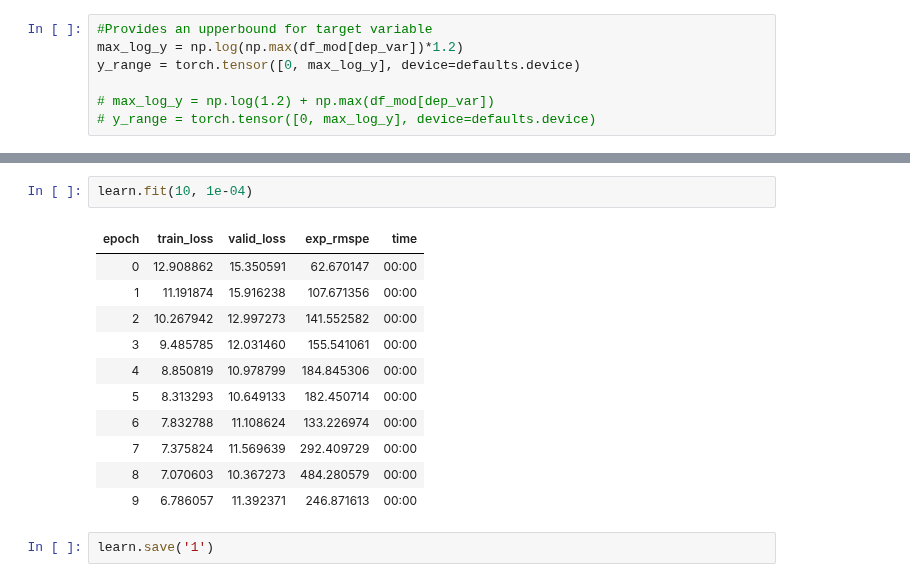
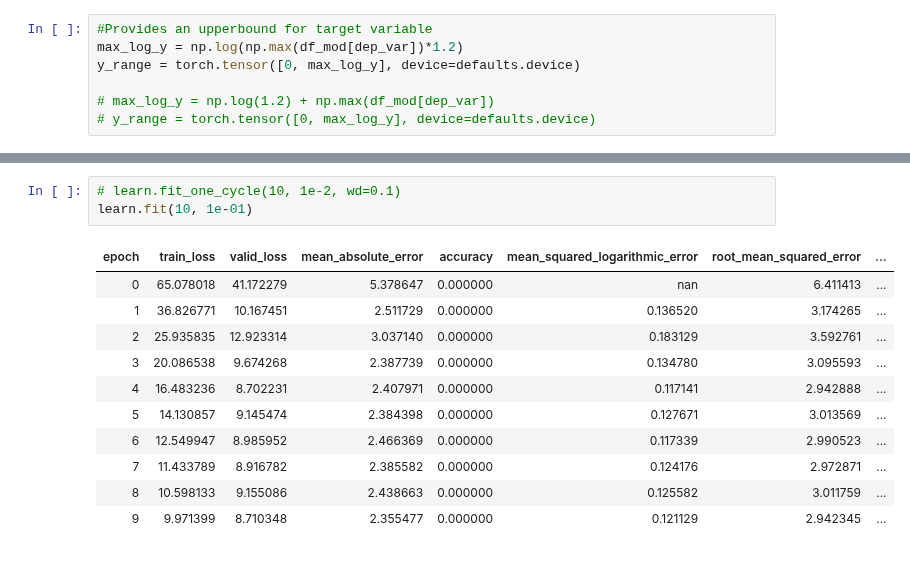
Before and after one commit to OmdenaAI/wfpdisrel, a Jupyter notebook: #task3-model/model-b-c-nn/model-b-nn-pytorch/fastai_tabular_model_wfp.ipynb, the cells around one changed output, grey strips where cells are left out. Cells and saved outputs as stored; diff of their text form.

```diff
--- a/#task3-model/model-b-c-nn/model-b-nn-pytorch/fastai_tabular_model_wfp.ipynb
+++ b/#task3-model/model-b-c-nn/model-b-nn-pytorch/fastai_tabular_model_wfp.ipynb
@@ -197,16 +207,15 @@ LR Finder is complete, type {learner_name}.recorder.plot() to see the graph.
-# %%
-learn.fit(10, 1e-04)
-# %% [output]
-| epoch | train_loss | valid_loss | exp_rmspe | time |
-| 0 | 12.908862 | 15.350591 | 62.670147 | 00:00 |
-| 1 | 11.191874 | 15.916238 | 107.671356 | 00:00 |
-| 2 | 10.267942 | 12.997273 | 141.552582 | 00:00 |
-| 3 | 9.485785 | 12.031460 | 155.541061 | 00:00 |
-| 4 | 8.850819 | 10.978799 | 184.845306 | 00:00 |
-| 5 | 8.313293 | 10.649133 | 182.450714 | 00:00 |
-| 6 | 7.832788 | 11.108624 | 133.226974 | 00:00 |
-| 7 | 7.375824 | 11.569639 | 292.409729 | 00:00 |
-| 8 | 7.070603 | 10.367273 | 484.280579 | 00:00 |
-| 9 | 6.786057 | 11.392371 | 246.871613 | 00:00 |
-# %%
-learn.save('1')
+# %%
+# learn.fit_one_cycle(10, 1e-2, wd=0.1)
+learn.fit(10, 1e-01)
+# %% [output]
+| epoch | train_loss | valid_loss | mean_absolute_error | accuracy | mean_squared_logarithmic_error | root_mean_squared_error | ... |
+| 0 | 65.078018 | 41.172279 | 5.378647 | 0.000000 | nan | 6.411413 | ... |
+| 1 | 36.826771 | 10.167451 | 2.511729 | 0.000000 | 0.136520 | 3.174265 | ... |
+| 2 | 25.935835 | 12.923314 | 3.037140 | 0.000000 | 0.183129 | 3.592761 | ... |
+| 3 | 20.086538 | 9.674268 | 2.387739 | 0.000000 | 0.134780 | 3.095593 | ... |
+| 4 | 16.483236 | 8.702231 | 2.407971 | 0.000000 | 0.117141 | 2.942888 | ... |
+| 5 | 14.130857 | 9.145474 | 2.384398 | 0.000000 | 0.127671 | 3.013569 | ... |
+| 6 | 12.549947 | 8.985952 | 2.466369 | 0.000000 | 0.117339 | 2.990523 | ... |
+| 7 | 11.433789 | 8.916782 | 2.385582 | 0.000000 | 0.124176 | 2.972871 | ... |
+| 8 | 10.598133 | 9.155086 | 2.438663 | 0.000000 | 0.125582 | 3.011759 | ... |
+| 9 | 9.971399 | 8.710348 | 2.355477 | 0.000000 | 0.121129 | 2.942345 | ... |
```
Also changed, not shown: parts of 25 cells of this notebook.
